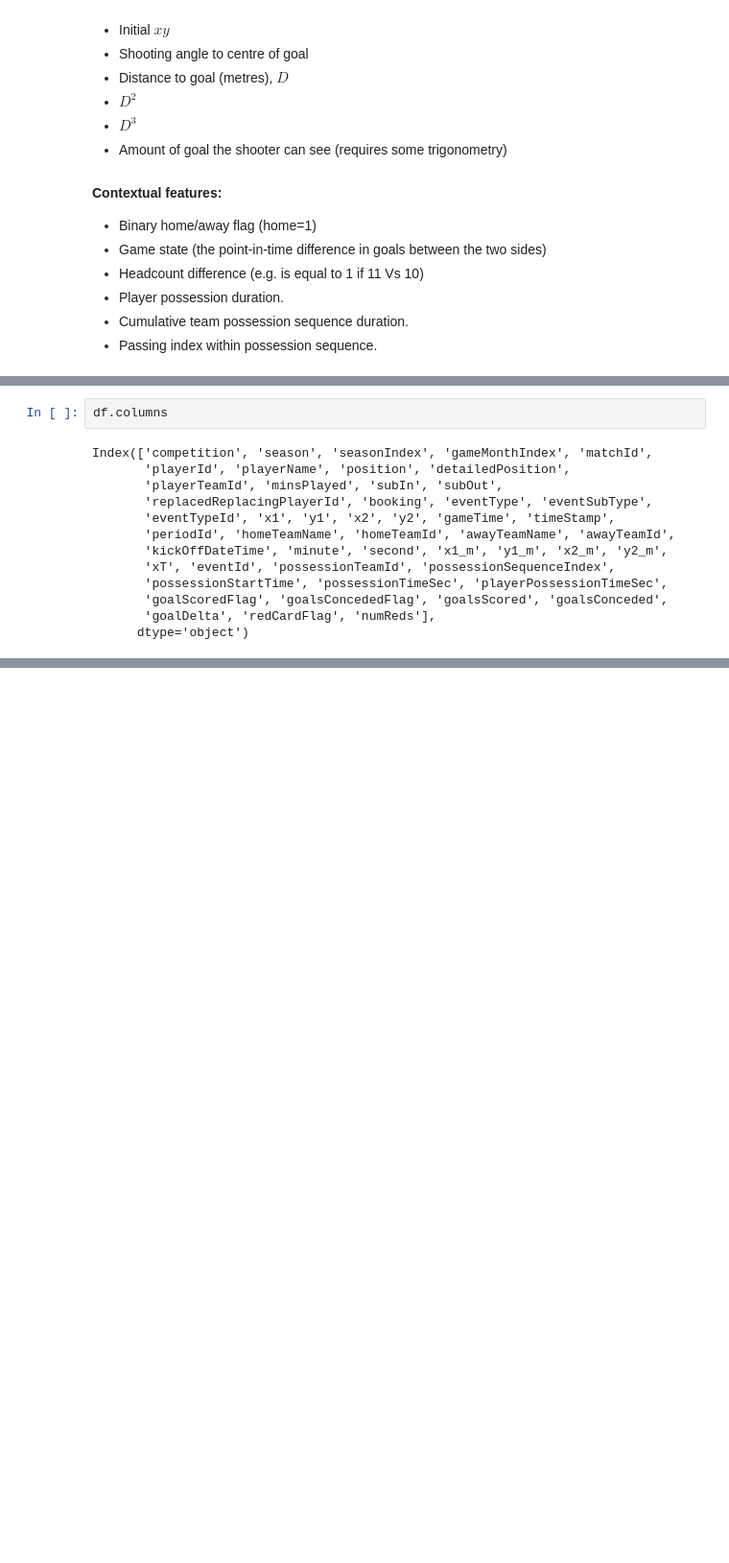
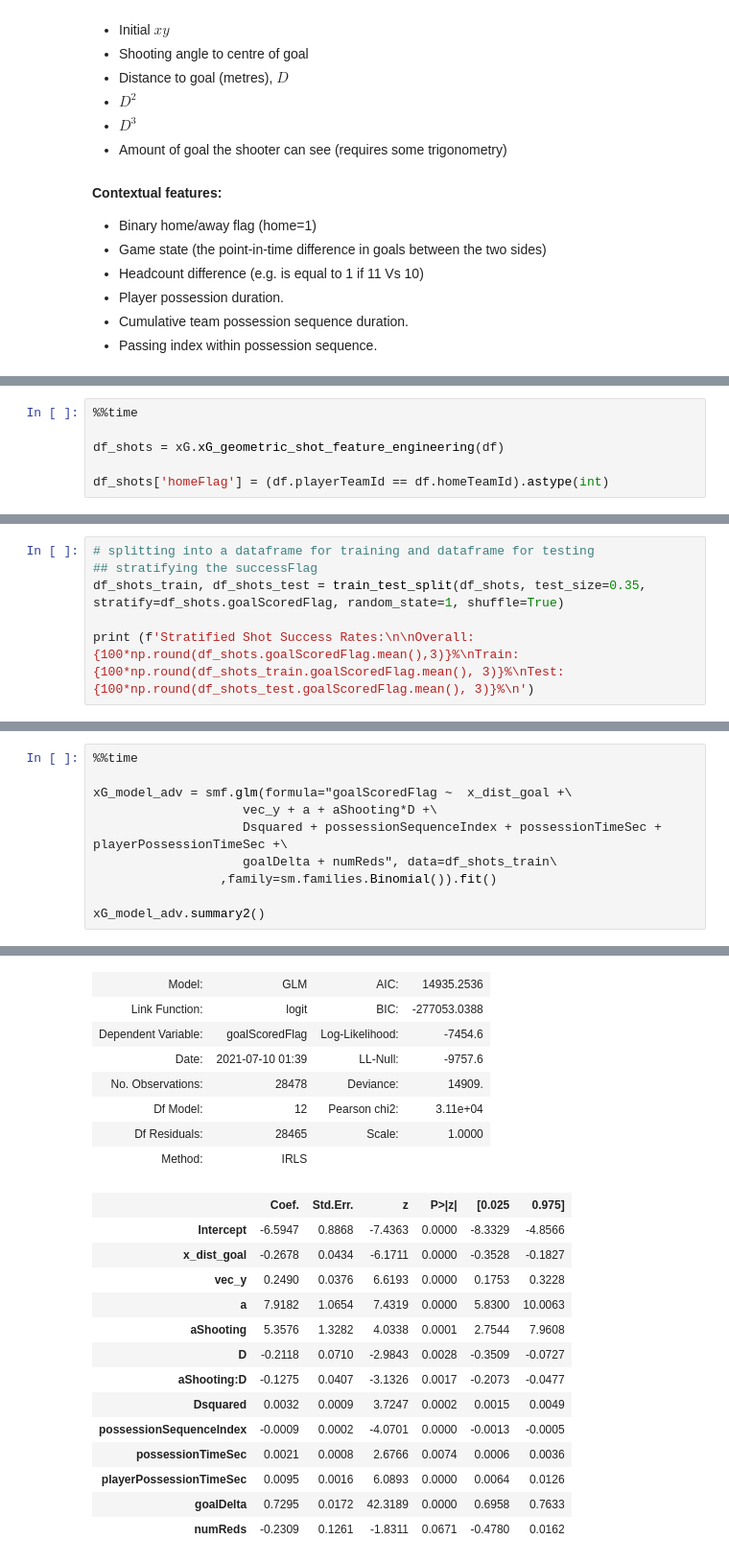
Before and after one commit to christiangilson/MSc-Applied-Statistics-Project-Code, a Jupyter notebook: Modelling/xG/Python Feature Engineering.ipynb, the cells around one changed output, grey strips where cells are left out. Shown: that part at 96% size. Saved outputs shown, nothing was run; the diff lists cells and outputs as text; blank space fills up the shorter version.

```diff
--- a/Modelling/xG/Python Feature Engineering.ipynb
+++ b/Modelling/xG/Python Feature Engineering.ipynb
@@ -134,0 +142,6 @@ df = xG.xG_contextual_feature_engineering(df)
+# %%
+%%time
+
+df_shots = xG.xG_geometric_shot_feature_engineering(df)
+
+df_shots['homeFlag'] = (df.playerTeamId == df.homeTeamId).astype(int)
@@ -134,0 +266,6 @@ df = xG.xG_contextual_feature_engineering(df)
+# %%
+# splitting into a dataframe for training and dataframe for testing
+## stratifying the successFlag
+df_shots_train, df_shots_test = train_test_split(df_shots, test_size=0.35, stratify=df_shots.goalScoredFlag, random_state=1, shuffle=True)
+
+print (f'Stratified Shot Success Rates:\n\nOverall: {100*np.round(df_shots.goalScoredFlag.mean(),3)}%\nTrain: {100*np.round(df_shots_train.goalScoredFlag.mean(), 3)}%\nTest: {100*np.round(df_shots_test.goalScoredFlag.mean(), 3)}%\n')
@@ -160,15 +395,11 @@ df.loc[df['matchId'] == 2128665, ['playerName','playerTeamId','homeTeamId','away
-# %%
-df.columns
-# %% [output]
-Index(['competition', 'season', 'seasonIndex', 'gameMonthIndex', 'matchId',
-       'playerId', 'playerName', 'position', 'detailedPosition',
-       'playerTeamId', 'minsPlayed', 'subIn', 'subOut',
-       'replacedReplacingPlayerId', 'booking', 'eventType', 'eventSubType',
-       'eventTypeId', 'x1', 'y1', 'x2', 'y2', 'gameTime', 'timeStamp',
-       'periodId', 'homeTeamName', 'homeTeamId', 'awayTeamName', 'awayTeamId',
-       'kickOffDateTime', 'minute', 'second', 'x1_m', 'y1_m', 'x2_m', 'y2_m',
-       'xT', 'eventId', 'possessionTeamId', 'possessionSequenceIndex',
-       'possessionStartTime', 'possessionTimeSec', 'playerPossessionTimeSec',
-       'goalScoredFlag', 'goalsConcededFlag', 'goalsScored', 'goalsConceded',
-       'goalDelta', 'redCardFlag', 'numReds'],
-      dtype='object')
+# %%
+%%time
+
+xG_model_adv = smf.glm(formula="goalScoredFlag ~  x_dist_goal +\
+                    vec_y + a + aShooting*D +\
+                    Dsquared + possessionSequenceIndex + possessionTimeSec + playerPossessionTimeSec +\
+                    goalDelta + numReds", data=df_shots_train\
+                 ,family=sm.families.Binomial()).fit()
+
+xG_model_adv.summary2()
+# %% [output]
@@ -174,0 +408,22 @@ Index(['competition', 'season', 'seasonIndex', 'gameMonthIndex', 'matchId',
+| Model: | GLM | AIC: | 14935.2536 |
+| Link Function: | logit | BIC: | -277053.0388 |
+| Dependent Variable: | goalScoredFlag | Log-Likelihood: | -7454.6 |
+| Date: | 2021-07-10 01:39 | LL-Null: | -9757.6 |
+| No. Observations: | 28478 | Deviance: | 14909. |
+| Df Model: | 12 | Pearson chi2: | 3.11e+04 |
+| Df Residuals: | 28465 | Scale: | 1.0000 |
+| Method: | IRLS |  |  |
+|  | Coef. | Std.Err. | z | P>|z| | [0.025 | 0.975] |
+| Intercept | -6.5947 | 0.8868 | -7.4363 | 0.0000 | -8.3329 | -4.8566 |
+| x_dist_goal | -0.2678 | 0.0434 | -6.1711 | 0.0000 | -0.3528 | -0.1827 |
+| vec_y | 0.2490 | 0.0376 | 6.6193 | 0.0000 | 0.1753 | 0.3228 |
+| a | 7.9182 | 1.0654 | 7.4319 | 0.0000 | 5.8300 | 10.0063 |
+| aShooting | 5.3576 | 1.3282 | 4.0338 | 0.0001 | 2.7544 | 7.9608 |
+| D | -0.2118 | 0.0710 | -2.9843 | 0.0028 | -0.3509 | -0.0727 |
+| aShooting:D | -0.1275 | 0.0407 | -3.1326 | 0.0017 | -0.2073 | -0.0477 |
+| Dsquared | 0.0032 | 0.0009 | 3.7247 | 0.0002 | 0.0015 | 0.0049 |
+| possessionSequenceIndex | -0.0009 | 0.0002 | -4.0701 | 0.0000 | -0.0013 | -0.0005 |
+| possessionTimeSec | 0.0021 | 0.0008 | 2.6766 | 0.0074 | 0.0006 | 0.0036 |
+| playerPossessionTimeSec | 0.0095 | 0.0016 | 6.0893 | 0.0000 | 0.0064 | 0.0126 |
+| goalDelta | 0.7295 | 0.0172 | 42.3189 | 0.0000 | 0.6958 | 0.7633 |
+| numReds | -0.2309 | 0.1261 | -1.8311 | 0.0671 | -0.4780 | 0.0162 |
```
Also changed, not shown: parts of 33 cells of this notebook.
